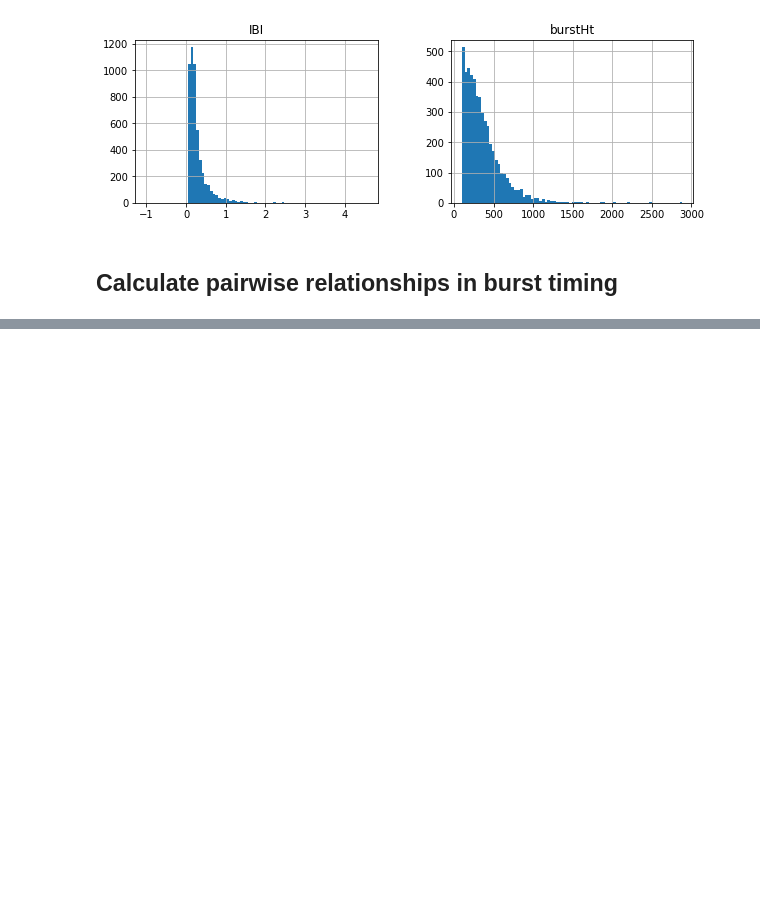
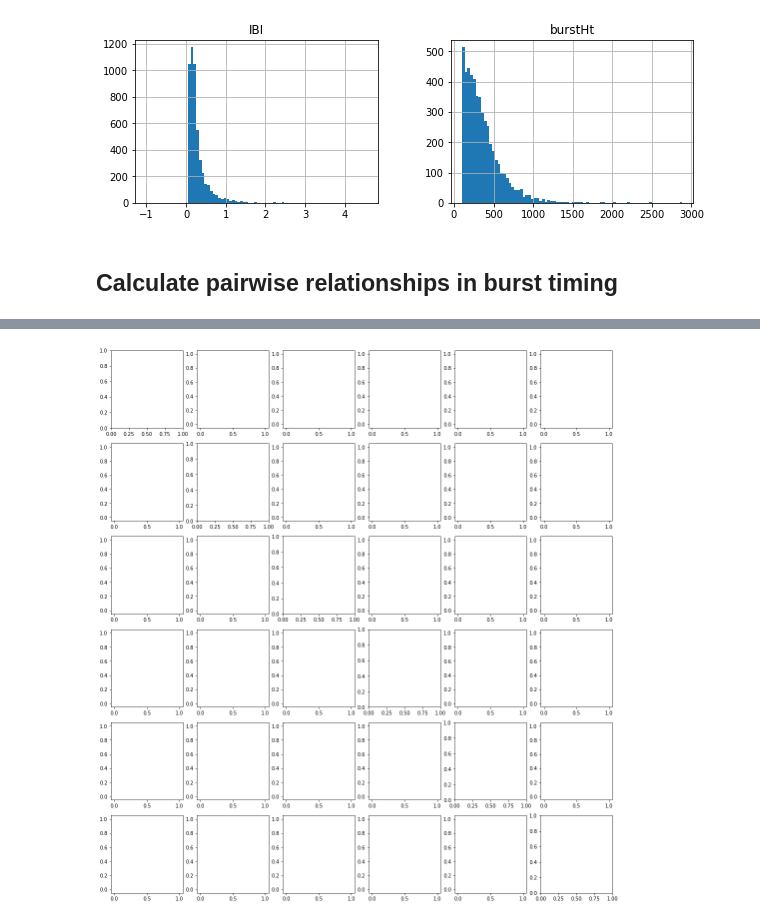
Before and after one commit to katiconen/zfish_mutants_analysis, a Jupyter notebook: get_speedstats_singlefish.ipynb, the cells around one changed output, grey strips where cells are left out. Drawn from its saved outputs; the diff is of its cells as text; code cells hidden in the pictures; blank space fills up the shorter version.

```diff
--- a/get_speedstats_singlefish.ipynb
+++ b/get_speedstats_singlefish.ipynb
@@ -411,0 +455,22 @@ axs.size
+# %%
+# to-do: add timewindow filter (ideally sliding)
+# to-do: xxx figure out how to deal with nans
+    #maybe: restrict to smaller windows, where both fish have non-nan speeds for full window, get average across all?
+
+burstsccg = np.zeros([fishIncl.size,fishIncl.size, speeds[0,:].shape[0]])
+for ifish in fishIncl:
+    for jfish in fishIncl:
+        burstccg[ifish,jfish,:] = signal.correlate(speeds[:,ifish], speeds[:,jfish], mode = 'valid')
+# %%
+#xxx to do: set axes equal
+#add axislabels and figure title
+#maybe make lag in terms of time?
+fig,axs = plt.subplots(fishIncl.size,fishIncl.size,figsize = [18,20])
+for ifish in fishIncl:
+    for jfish in fishIncl:
+        if ifish == jfish:
+            continue
+        ax = axs[ifish,jfish]
+        ax.xcorr(speeds[:,ifish], speeds[:,jfish],normed = True,maxlags = 60,usevlines = False,linestyle = '-',marker = ',')
+# %% [output]
+[figure, added]
```
Also changed, not shown: parts of 19 cells of this notebook.
